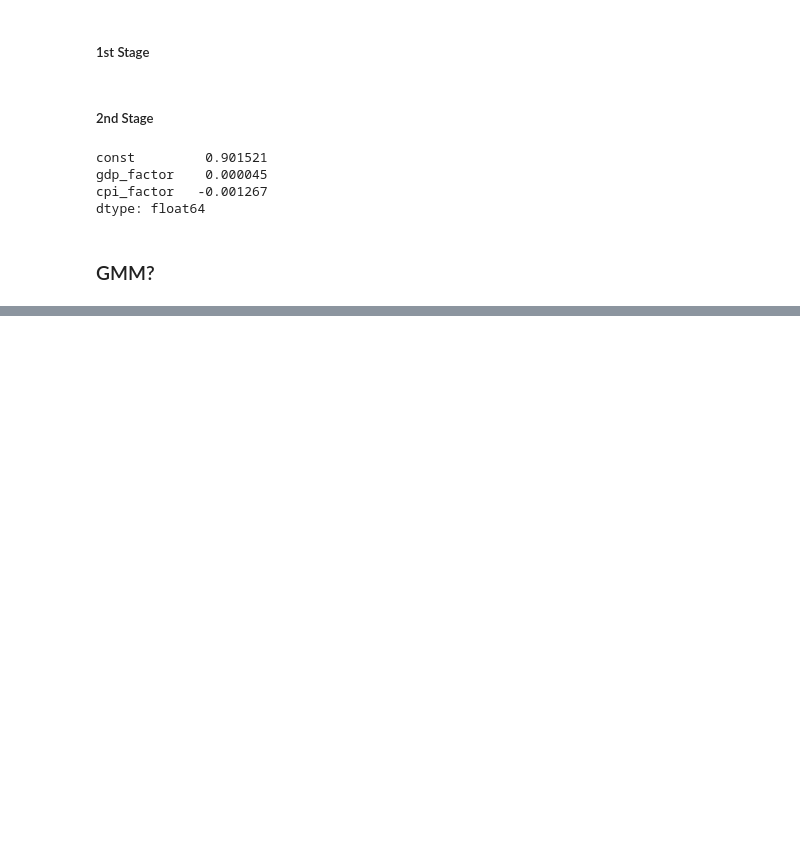
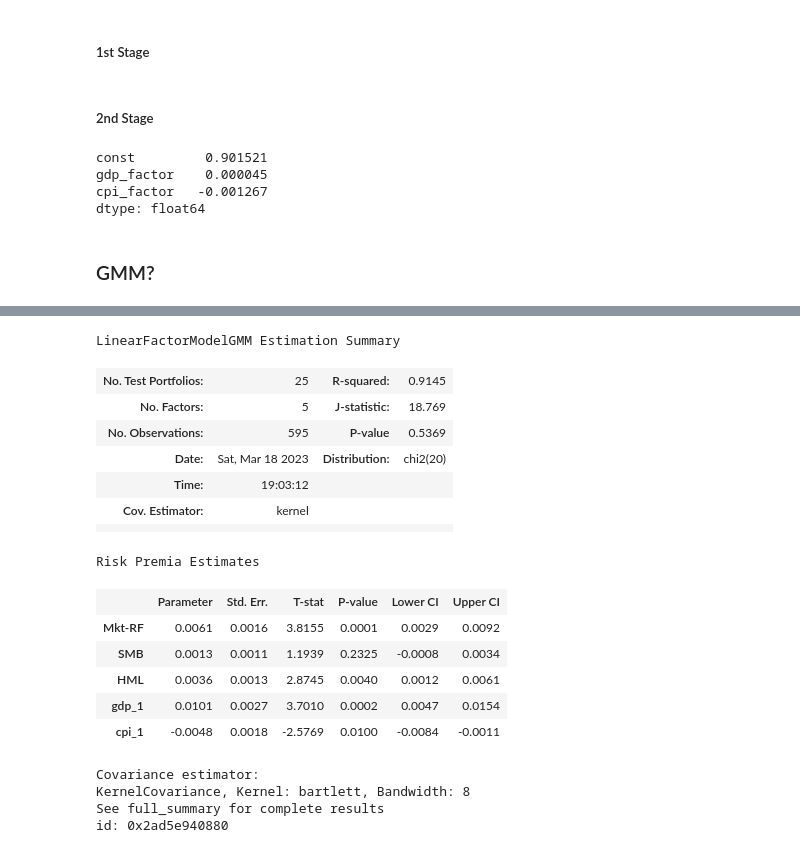
Before and after one commit to santoromano/Macro-Cross-Sectional-Analysis, a Jupyter notebook: empirics.ipynb, the cells around one changed output, grey strips where cells are left out. Saved outputs shown, nothing was run; the diff lists cells and outputs as text; code cells hidden in the pictures; blank space fills up the shorter version.

```diff
--- a/empirics.ipynb
+++ b/empirics.ipynb
@@ -379,3 +541,6 @@ dtype: float64
 # pd.DataFrame(alphas).mean()
 # %% [markdown]
 ### GMM?
+# %%
+gmm1 = GMM(size_book_assets_m, factors_m[['gdp_1', 'cpi_1', 'Mkt-RF']])
+gmm2 = GMM(size_book_assets_m, pd.concat([ff3, factors_m.iloc[:,2:4]], axis=1))
@@ -381,0 +587,2 @@ dtype: float64
+# %%
+gmm2_res = gmm2.fit(cov_type='kernel')
@@ -381,0 +607,22 @@ dtype: float64
+# %%
+gmm2_res
+# %% [output]
+LinearFactorModelGMM Estimation Summary
+| No. Test Portfolios: | 25 | R-squared: | 0.9145 |
+| No. Factors: | 5 | J-statistic: | 18.769 |
+| No. Observations: | 595 | P-value | 0.5369 |
+| Date: | Sat, Mar 18 2023 | Distribution: | chi2(20) |
+| Time: | 19:03:12 |  |  |
+| Cov. Estimator: | kernel |  |  |
+|  |  |  |  |
+Risk Premia Estimates
+|  | Parameter | Std. Err. | T-stat | P-value | Lower CI | Upper CI |
+| Mkt-RF | 0.0061 | 0.0016 | 3.8155 | 0.0001 | 0.0029 | 0.0092 |
+| SMB | 0.0013 | 0.0011 | 1.1939 | 0.2325 | -0.0008 | 0.0034 |
+| HML | 0.0036 | 0.0013 | 2.8745 | 0.0040 | 0.0012 | 0.0061 |
+| gdp_1 | 0.0101 | 0.0027 | 3.7010 | 0.0002 | 0.0047 | 0.0154 |
+| cpi_1 | -0.0048 | 0.0018 | -2.5769 | 0.0100 | -0.0084 | -0.0011 |
+Covariance estimator:
+KernelCovariance, Kernel: bartlett, Bandwidth: 8
+See full_summary for complete results
+id: 0x2ad5e940880
```
Also changed, not shown: parts of 25 cells of this notebook.
